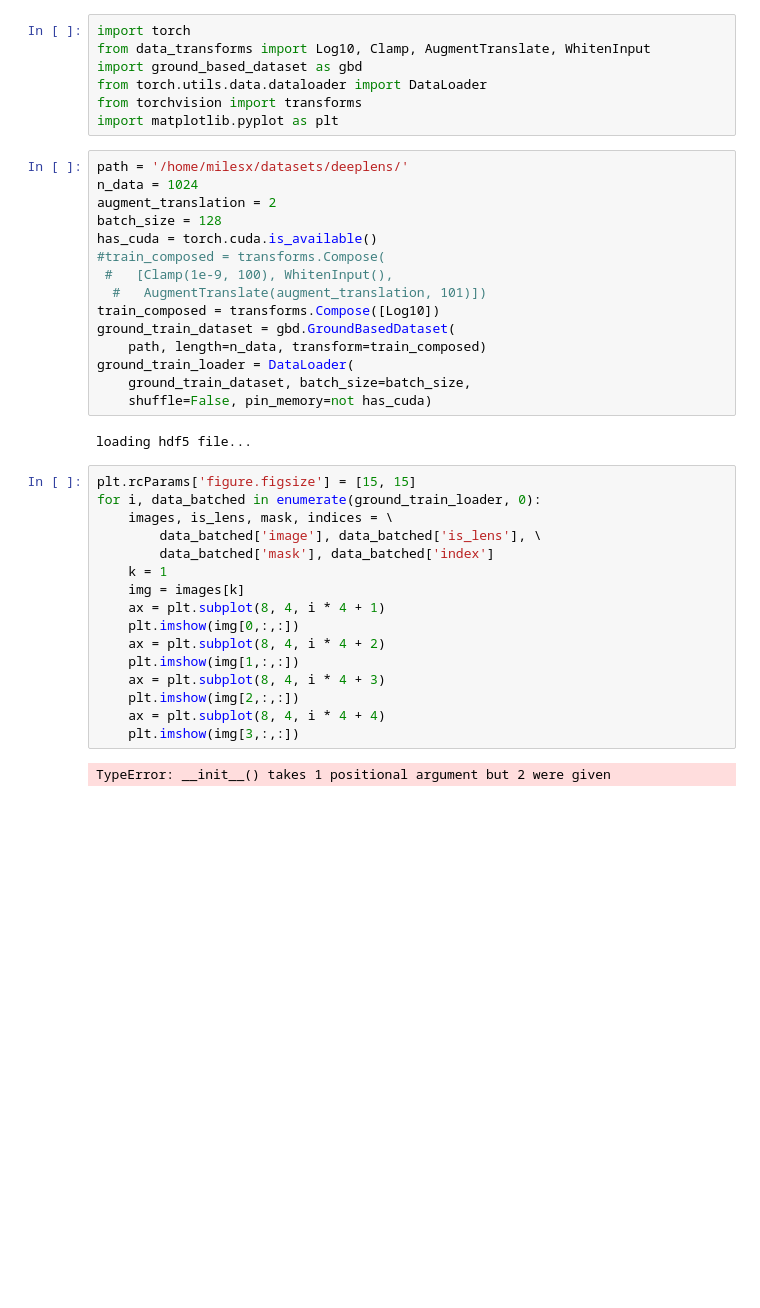
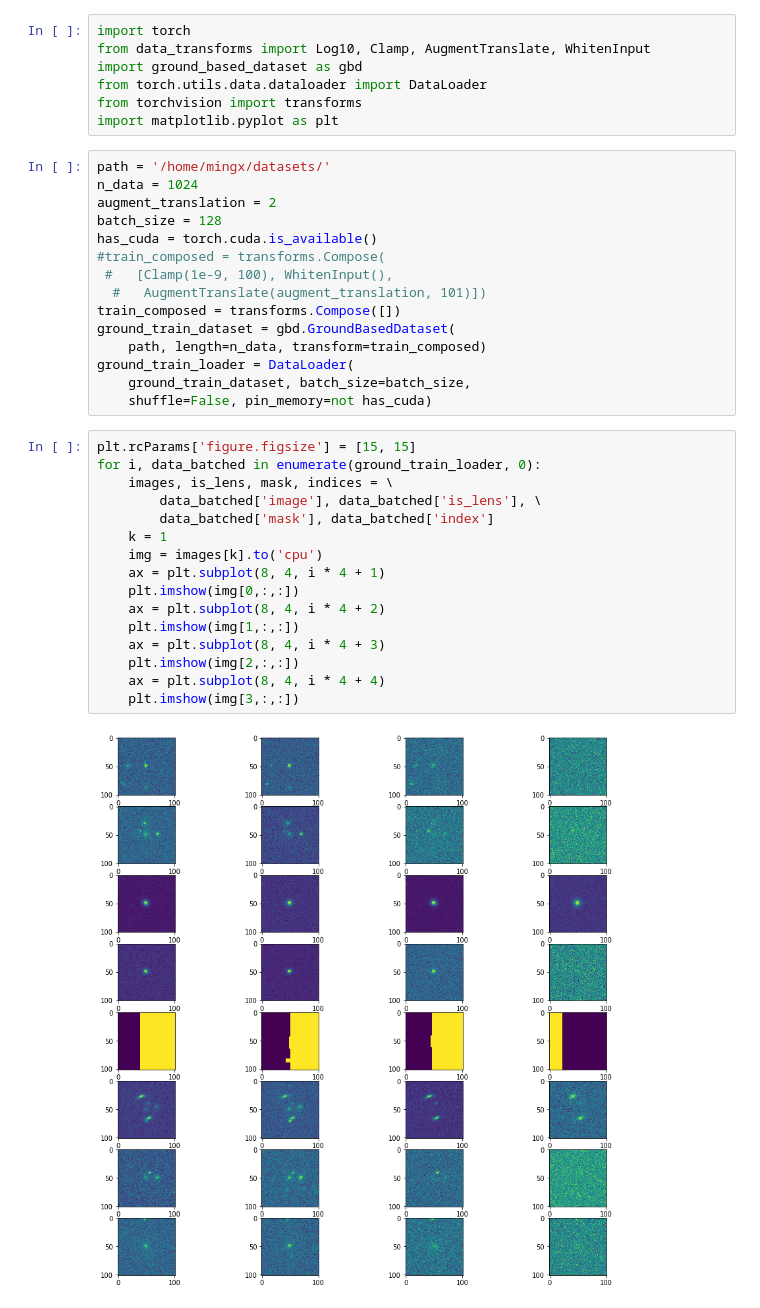
Before and after one commit to milesxu/SSLDeepLens, a Jupyter notebook: ground_visualization.ipynb, the cells around one changed output. Cells and saved outputs as stored; diff of their text form; blank space fills up the shorter version.

Commit message:
dataset test

```diff
--- a/ground_visualization.ipynb
+++ b/ground_visualization.ipynb
@@ -6,7 +6,7 @@ from torch.utils.data.dataloader import DataLoader
 from torchvision import transforms
 import matplotlib.pyplot as plt
 # %%
-path = '/home/milesx/datasets/deeplens/'
+path = '/home/mingx/datasets/'
 n_data = 1024
 augment_translation = 2
 batch_size = 128
@@ -14,29 +14,27 @@ has_cuda = torch.cuda.is_available()
 #train_composed = transforms.Compose(
  #   [Clamp(1e-9, 100), WhitenInput(),
   #   AugmentTranslate(augment_translation, 101)])
-train_composed = transforms.Compose([Log10])
+train_composed = transforms.Compose([])
 ground_train_dataset = gbd.GroundBasedDataset(
     path, length=n_data, transform=train_composed)
 ground_train_loader = DataLoader(
     ground_train_dataset, batch_size=batch_size,
     shuffle=False, pin_memory=not has_cuda)
-# %% [output]
-loading hdf5 file...
 # %%
 plt.rcParams['figure.figsize'] = [15, 15]
 for i, data_batched in enumerate(ground_train_loader, 0):
     images, is_lens, mask, indices = \
         data_batched['image'], data_batched['is_lens'], \
         data_batched['mask'], data_batched['index']
     k = 1
-    img = images[k]
+    img = images[k].to('cpu')
     ax = plt.subplot(8, 4, i * 4 + 1)
     plt.imshow(img[0,:,:])
     ax = plt.subplot(8, 4, i * 4 + 2)
     plt.imshow(img[1,:,:])
     ax = plt.subplot(8, 4, i * 4 + 3)
     plt.imshow(img[2,:,:])
     ax = plt.subplot(8, 4, i * 4 + 4)
     plt.imshow(img[3,:,:])
 # %% [output]
-TypeError: __init__() takes 1 positional argument but 2 were given
+[figure, added]
```
Also changed, not shown: 2 other files.
